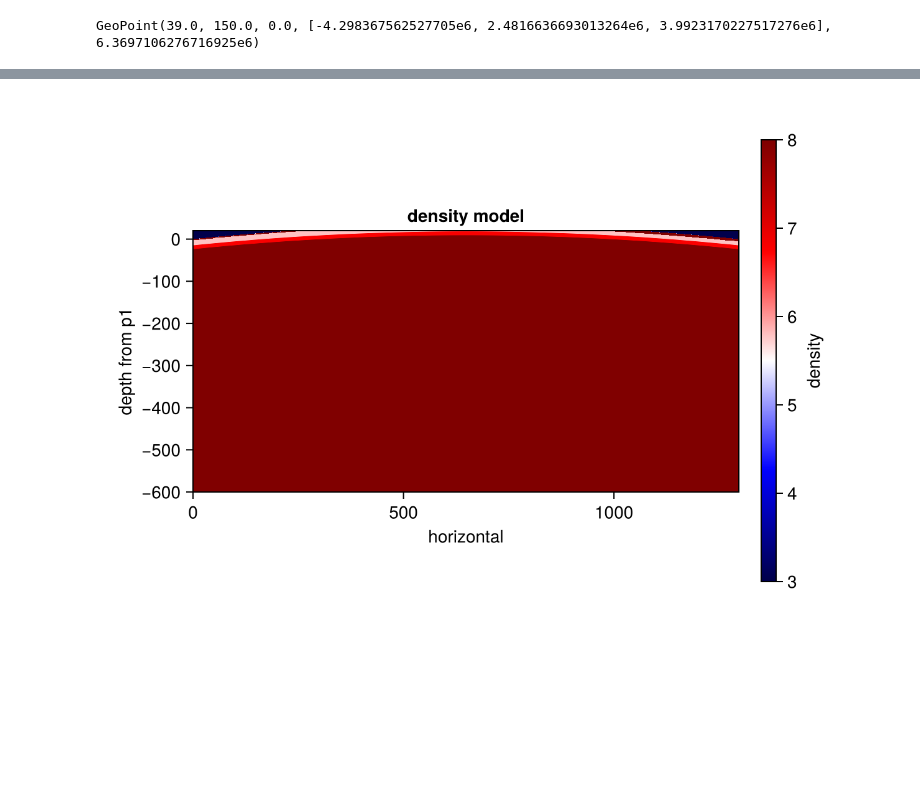
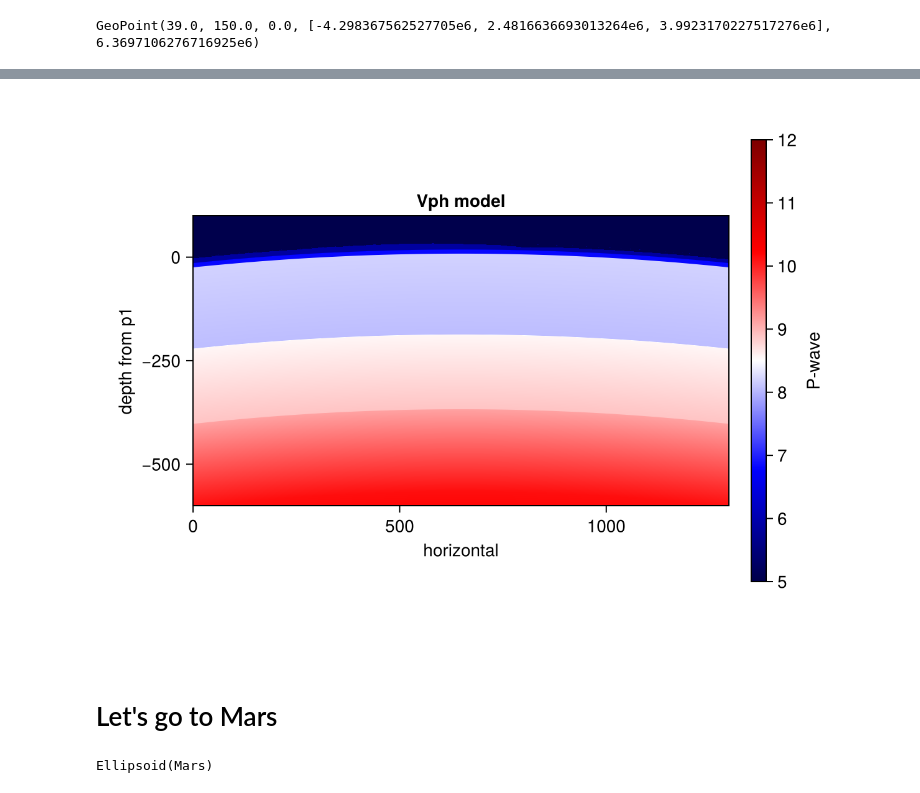
Before and after one commit to seismobassoon/flexibleOPT, a Jupyter notebook: OPTmotors/misc/geopoints_exercises.ipynb, the cells around one changed output, grey strips where cells are left out. Saved outputs shown, nothing was run; the diff lists cells and outputs as text; code cells hidden in the pictures; blank space fills up the shorter version.

```diff
--- a/OPTmotors/misc/geopoints_exercises.ipynb
+++ b/OPTmotors/misc/geopoints_exercises.ipynb
@@ -92,10 +88,3 @@ p1 = GeoPoint(38.9,135.0) # Paris
 p2 = GeoPoint(39.0,150.0)
 # %% [output]
 GeoPoint(39.0, 150.0, 0.0, [-4.298367562527705e6, 2.4816636693013264e6, 3.9923170227517276e6], 6.3697106276716925e6)
-# %%
-
-Δx = 100.0 # in metre
-Δz = 100.0
-
-altMax = 20.e3 # in metre
-altMin = -600.e3 # in metre
@@ -118,13 +106,19 @@ grdblend [NOTICE]:   -> Download 10x10 degree grid tile (earth_relief_15s_p): N3
 # %%
 using CairoMakie
 fig, ax, hm = heatmap(
     #topo.x,topo.y,topo.z';
     collect((0:1:(Nx-1)).*Δx).*1.e-3,(collect(0:1:(Nz-1)).*Δz.+altMin).*1.e-3, seismicModel.Vph;
     colormap = :seismic,
-    colorrange=(3,8),
-    axis = (aspect = DataAspect(), xlabel = "horizontal", ylabel = "depth from p1", title = "density model")
+    colorrange=(5,12),
+    axis = (aspect = DataAspect(), xlabel = "horizontal", ylabel = "depth from p1", title = "Vph model")
 )
-Colorbar(fig[1,2], hm, label="density")
+Colorbar(fig[1,2], hm, label="P-wave")
 fig
 # %% [output]
-[figure, old version]
+[figure, new version]
+# %% [markdown]
+# Let's go to Mars
+# %%
+set_default_planet!(:Mars)
+# %% [output]
+Ellipsoid(Mars)
```
Also changed, not shown: parts of 15 cells of this notebook, 4 other files.
